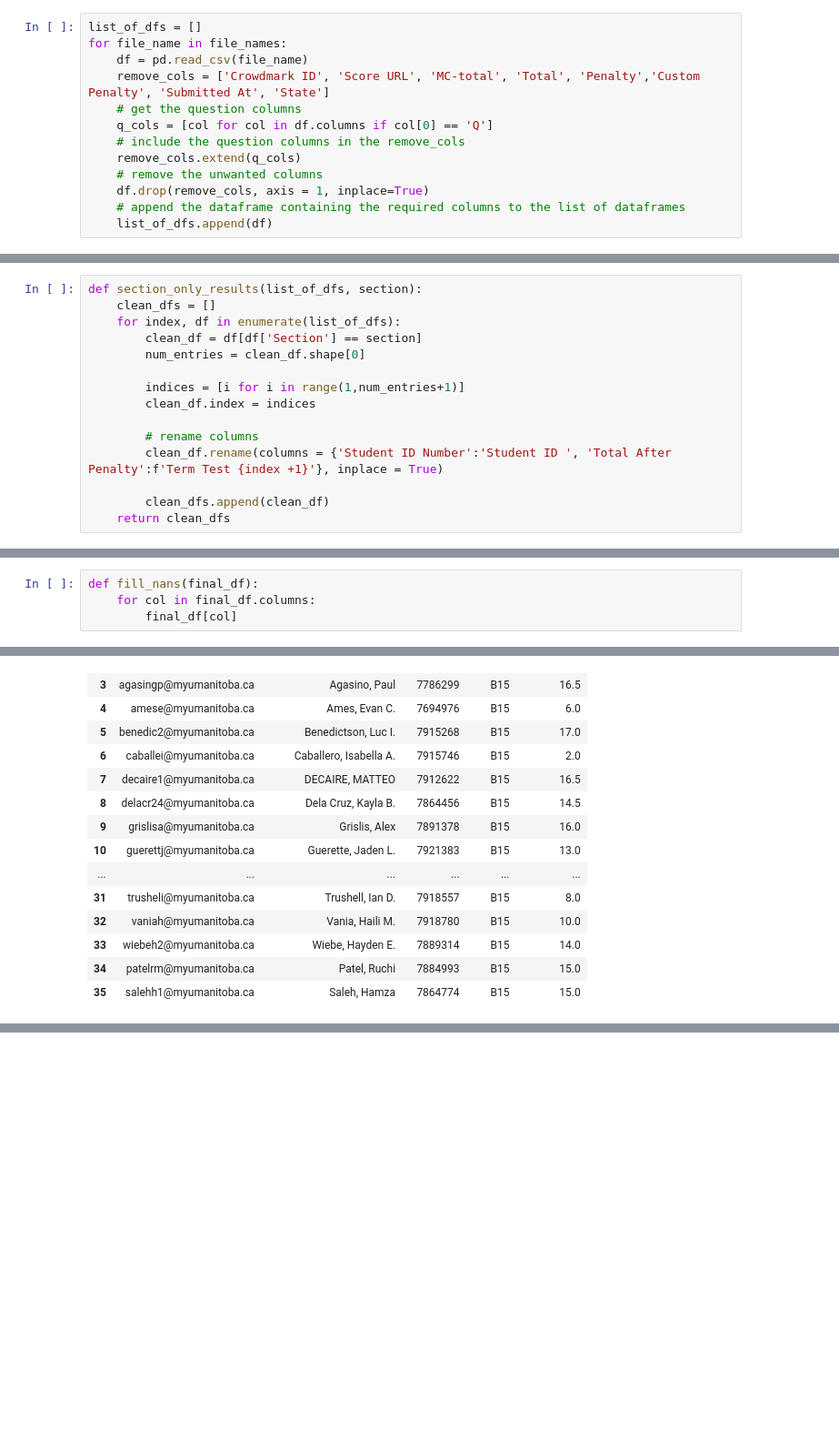
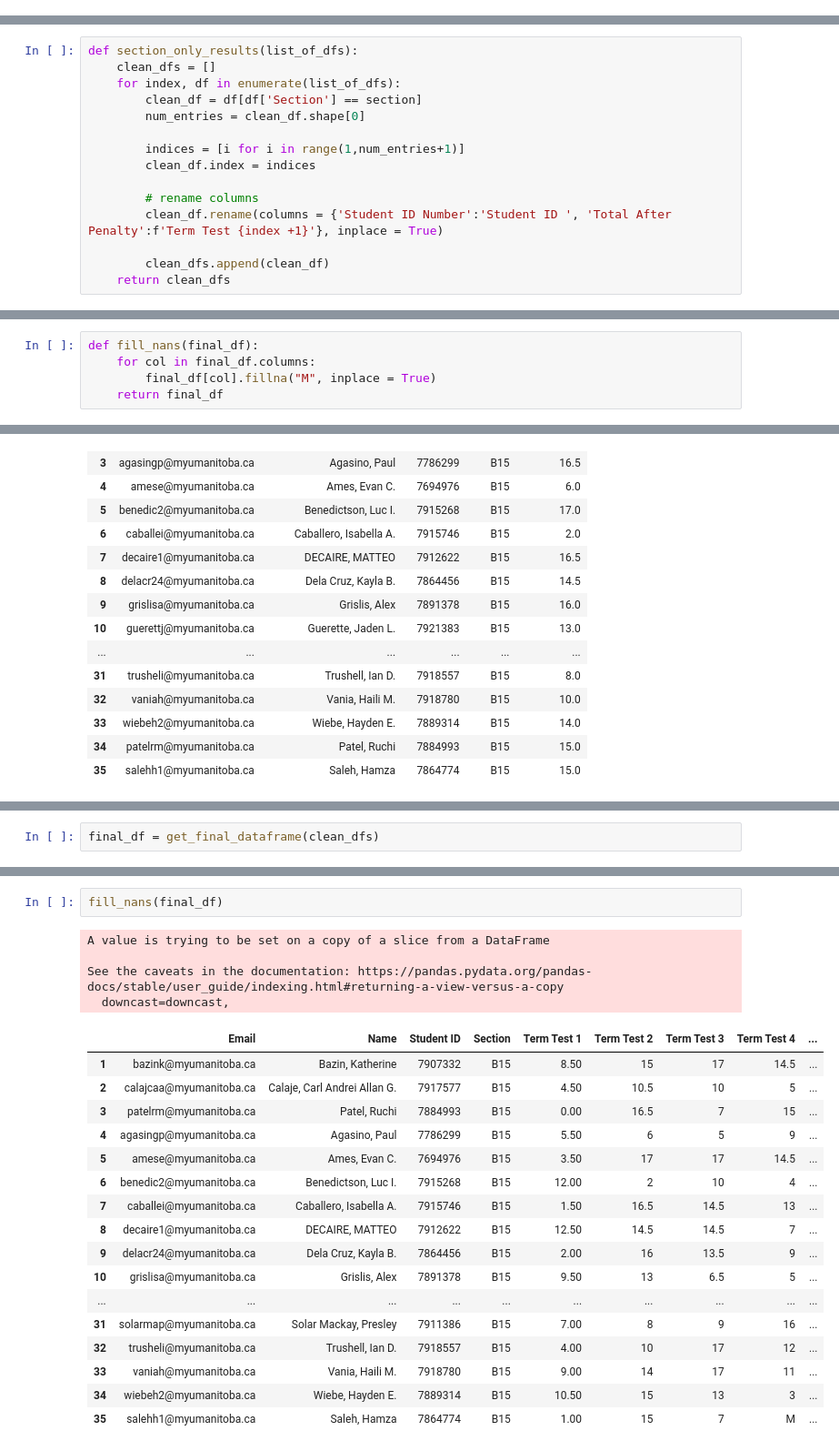
Before and after one commit to SehajS/math1500-gradebook-automation, a Jupyter notebook: Group 4/Untitled.ipynb, the cells around one changed output, grey strips where cells are left out. Shown at 91% size. Drawn from its saved outputs; the diff is of its cells as text; blank space fills up the shorter version.

```diff
--- a/Group 4/Untitled.ipynb
+++ b/Group 4/Untitled.ipynb
@@ -39,19 +39,6 @@ question_cols = [col for col in df1.columns if col[0]=='Q']
 question_cols
 # %% [output]
 ['Q1', 'Q2', 'Q3', 'Q4']
-# %%
-list_of_dfs = []
-for file_name in file_names:
-    df = pd.read_csv(file_name)
-    remove_cols = ['Crowdmark ID', 'Score URL', 'MC-total', 'Total', 'Penalty','Custom Penalty', 'Submitted At', 'State']
-    # get the question columns
-    q_cols = [col for col in df.columns if col[0] == 'Q']
-    # include the question columns in the remove_cols
-    remove_cols.extend(q_cols)
-    # remove the unwanted columns
-    df.drop(remove_cols, axis = 1, inplace=True)
-    # append the dataframe containing the required columns to the list of dataframes
-    list_of_dfs.append(df)
 # %%
 def remove_unwanted_cols(file_names):
     list_of_dfs = []
@@ -68,7 +55,7 @@ def remove_unwanted_cols(file_names):
         list_of_dfs.append(df)
     return list_of_dfs
 # %%
-def section_only_results(list_of_dfs, section):
+def section_only_results(list_of_dfs):
     clean_dfs = []
     for index, df in enumerate(list_of_dfs):
         clean_df = df[df['Section'] == section]
@@ -92,4 +79,5 @@ def get_final_dataframe(clean_dfs):
 # %%
 def fill_nans(final_df):
     for col in final_df.columns:
-        final_df[col]
+        final_df[col].fillna("M", inplace = True)
+    return final_df
@@ -173,0 +145,2 @@ See the caveats in the documentation: https://pandas.pydata.org/pandas-docs/stab
+# %%
+final_df = get_final_dataframe(clean_dfs)
@@ -173,0 +153,24 @@ See the caveats in the documentation: https://pandas.pydata.org/pandas-docs/stab
+# %%
+fill_nans(final_df)
+# %% [output]
+A value is trying to be set on a copy of a slice from a DataFrame
+
+See the caveats in the documentation: https://pandas.pydata.org/pandas-docs/stable/user_guide/indexing.html#returning-a-view-versus-a-copy
+  downcast=downcast,
+|  | Email | Name | Student ID | Section | Term Test 1 | Term Test 2 | Term Test 3 | Term Test 4 | ... |
+| 1 | bazink@myumanitoba.ca | Bazin, Katherine | 7907332 | B15 | 8.50 | 15 | 17 | 14.5 | ... |
+| 2 | calajcaa@myumanitoba.ca | Calaje, Carl Andrei Allan G. | 7917577 | B15 | 4.50 | 10.5 | 10 | 5 | ... |
+| 3 | patelrm@myumanitoba.ca | Patel, Ruchi | 7884993 | B15 | 0.00 | 16.5 | 7 | 15 | ... |
+| 4 | agasingp@myumanitoba.ca | Agasino, Paul | 7786299 | B15 | 5.50 | 6 | 5 | 9 | ... |
+| 5 | amese@myumanitoba.ca | Ames, Evan C. | 7694976 | B15 | 3.50 | 17 | 17 | 14.5 | ... |
+| 6 | benedic2@myumanitoba.ca | Benedictson, Luc I. | 7915268 | B15 | 12.00 | 2 | 10 | 4 | ... |
+| 7 | caballei@myumanitoba.ca | Caballero, Isabella A. | 7915746 | B15 | 1.50 | 16.5 | 14.5 | 13 | ... |
+| 8 | decaire1@myumanitoba.ca | DECAIRE, MATTEO | 7912622 | B15 | 12.50 | 14.5 | 14.5 | 7 | ... |
+| 9 | delacr24@myumanitoba.ca | Dela Cruz, Kayla B. | 7864456 | B15 | 2.00 | 16 | 13.5 | 9 | ... |
+| 10 | grislisa@myumanitoba.ca | Grislis, Alex | 7891378 | B15 | 9.50 | 13 | 6.5 | 5 | ... |
+| ... | ... | ... | ... | ... | ... | ... | ... | ... | ... |
+| 31 | solarmap@myumanitoba.ca | Solar Mackay, Presley | 7911386 | B15 | 7.00 | 8 | 9 | 16 | ... |
+| 32 | trusheli@myumanitoba.ca | Trushell, Ian D. | 7918557 | B15 | 4.00 | 10 | 17 | 12 | ... |
+| 33 | vaniah@myumanitoba.ca | Vania, Haili M. | 7918780 | B15 | 9.00 | 14 | 17 | 11 | ... |
+| 34 | wiebeh2@myumanitoba.ca | Wiebe, Hayden E. | 7889314 | B15 | 10.50 | 15 | 13 | 3 | ... |
+| 35 | salehh1@myumanitoba.ca | Saleh, Hamza | 7864774 | B15 | 1.00 | 15 | 7 | M | ... |
```
Also changed, not shown: parts of 3 cells of this notebook.
